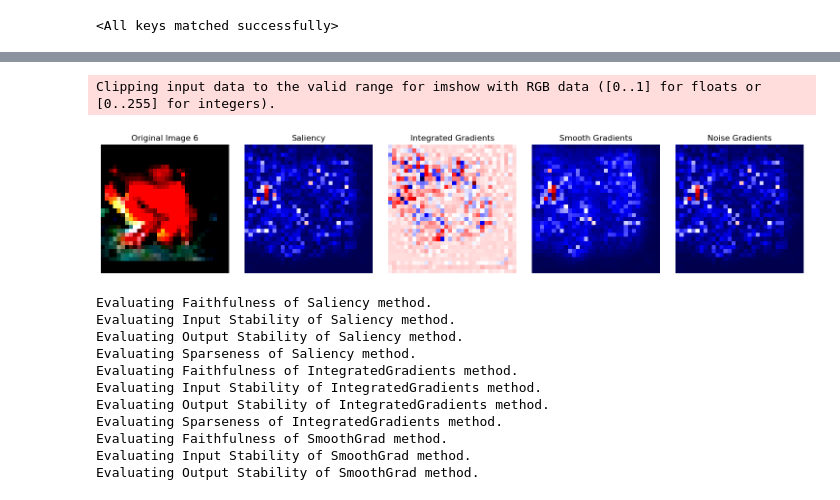
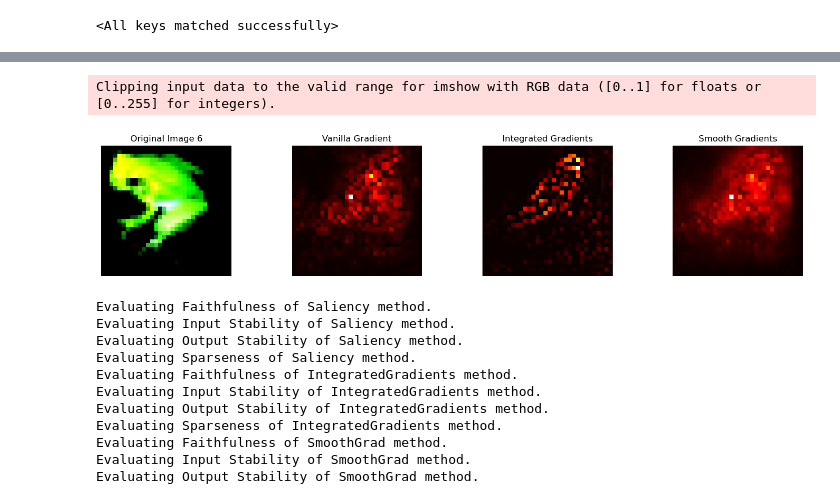
Before and after one commit to sanishsuwal7/ExplainableAI, a Jupyter notebook: VGG-16_normal.ipynb, the cells around one changed output, grey strips where cells are left out. Cells and saved outputs as stored; diff of their text form; code cells hidden in the pictures.

```diff
--- a/VGG-16_normal.ipynb
+++ b/VGG-16_normal.ipynb
@@ -270,21 +270,22 @@ x_batch, y_batch = next(iter(test_dataloader))
 x_batch, y_batch = x_batch.to(device), y_batch.to(device)
 # %%
 # See random images with their labels
-torch.manual_seed(42)  # setting random seed
+# torch.manual_seed(42)  # setting random seed
 import matplotlib.pyplot as plt
 %matplotlib inline
 fig = plt.figure(figsize=(12, 4))
-
+indexes = []
 rows, cols = 2, 6
 for i in range(1, (rows * cols) + 1):
-    random_idx = torch.randint(0, len(test_dataset), size=[1]).item()
-    img, label_gt = test_dataset[random_idx]
+    random_idx = torch.randint(0, len(x_batch), size=[1]).item()
+    img, label_gt = x_batch[random_idx], y_batch[random_idx]
     img_temp = img.unsqueeze(dim=0).to(device)
+    indexes.append(random_idx)
     # print(img.shape)
     label_pred = torch.argmax(model_vgg_16_cifar_loaded(img_temp))
     fig.add_subplot(rows, cols, i)
     img = img.permute(1, 2, 0)    # CWH --> WHC
-    plt.imshow(img, cmap='gray')
+    plt.imshow(img.cpu().numpy(), cmap='gray')
     if label_pred == label_gt:
         plt.title(class_names[label_pred], color='g') # for correct prediction
     else:
@@ -634,2 +635,14 @@ a_batch_noisegrad = noisegrad_explainer(
+# %%
+a_batch_saliency = quantus.normalise_func.normalise_by_negative(Saliency(model_vgg_16_cifar_loaded).attribute(inputs= x_batch, target= y_batch, abs = True).sum(axis=1).cpu().numpy())
+a_batch_integrad =  quantus.normalise_func.normalise_by_negative(IntegratedGradients(model_vgg_16_cifar_loaded).attribute(inputs=x_batch, target = y_batch, baselines = torch.zeros_like(x_batch)).sum(axis=1).cpu().numpy())
+a_batch_integrad[a_batch_integrad<0]=0
+saliency = Saliency(model_vgg_16_cifar_loaded)
+torch.cuda.empty_cache()
+
+a_batch_smoothgrad = quantus.normalise_func.normalise_by_negative(NoiseTunnel(saliency).attribute(inputs = x_batch, target = y_batch, nt_type ='smoothgrad', nt_samples = 50, stdevs=0.15).sum(axis=1).cpu().numpy())
+
+x_batch, y_batch = x_batch.cpu().numpy(), y_batch.cpu().numpy()
+
+assert [isinstance(obj, np.ndarray) for obj in  [x_batch, y_batch, a_batch_saliency, a_batch_integrad]]
 # %%
 explanations = {
@@ -676,32 +691,32 @@ Clipping input data to the valid range for imshow with RGB data ([0..1] for floa
 # %%
 # Plot explanations of normal images!
-
+index = indexes[10]
 nr_images = 3
-fig, axes = plt.subplots(nrows=1, ncols=5, figsize=(nr_images*5, int(nr_images)))
+fig, axes = plt.subplots(nrows=1, ncols=4, figsize=(nr_images*5, int(nr_images)))
 
 #plot normal
 axes[0].imshow(np.moveaxis(x_batch[index].cpu().numpy(), 0, -1), vmin=0.0, vmax=1.0, cmap="gray")
 axes[0].title.set_text(f"Original Image {y_batch[index].item()}")
 axes[0].axis("off")
-axes[1].imshow(a_batch_saliency[index], cmap="seismic")
-axes[1].title.set_text(f"Saliency")
+axes[1].imshow(a_batch_saliency[index], cmap="hot")
+axes[1].title.set_text(f"Vanilla Gradient")
 axes[1].axis("off")
-axes[2].imshow(a_batch_integrad[index], cmap="seismic")
+axes[2].imshow(a_batch_integrad[index], cmap="hot")
 axes[2].title.set_text(f"Integrated Gradients")
 axes[2].axis("off")
-axes[3].imshow(a_batch_smoothgrad[index], cmap="seismic")
+axes[3].imshow(a_batch_smoothgrad[index], cmap="hot")
 axes[3].title.set_text(f"Smooth Gradients")
 axes[3].axis("off")
-axes[4].imshow(a_batch_noisegrad[index], cmap="seismic")
-axes[4].title.set_text(f"Noise Gradients")
-axes[4].axis("off")
+# axes[4].imshow(a_batch_noisegrad[index], cmap="seismic")
+# axes[4].title.set_text(f"Noise Gradients")
+# axes[4].axis("off")
 plt.tight_layout()
 
 
 plt.show()
 # %% [output]
 Clipping input data to the valid range for imshow with RGB data ([0..1] for floats or [0..255] for integers).
-[figure, old version]
+[figure, new version]
 # %%
 # Or, run quantification analysis!
 import copy
```
Also changed, not shown: parts of 6 cells of this notebook.
